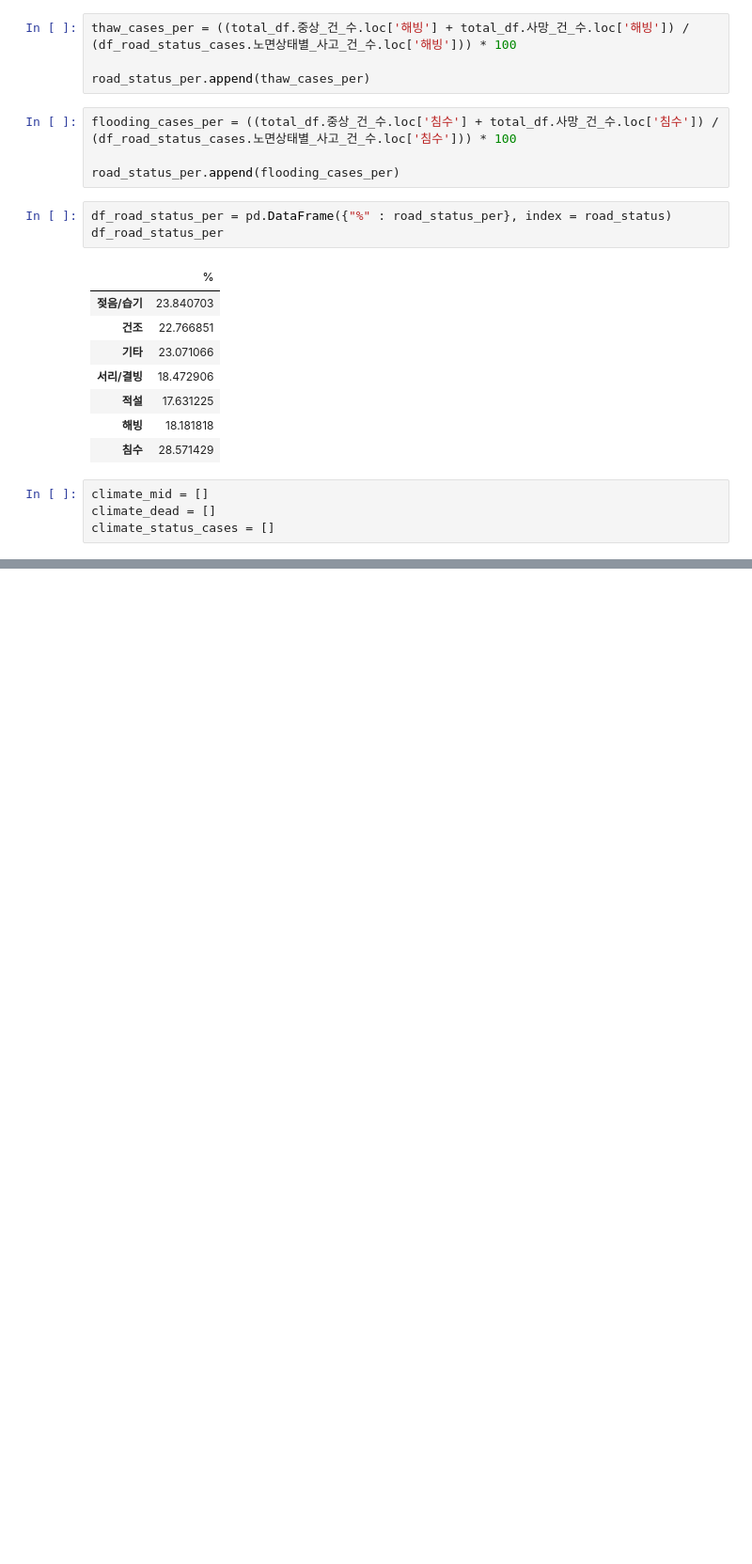
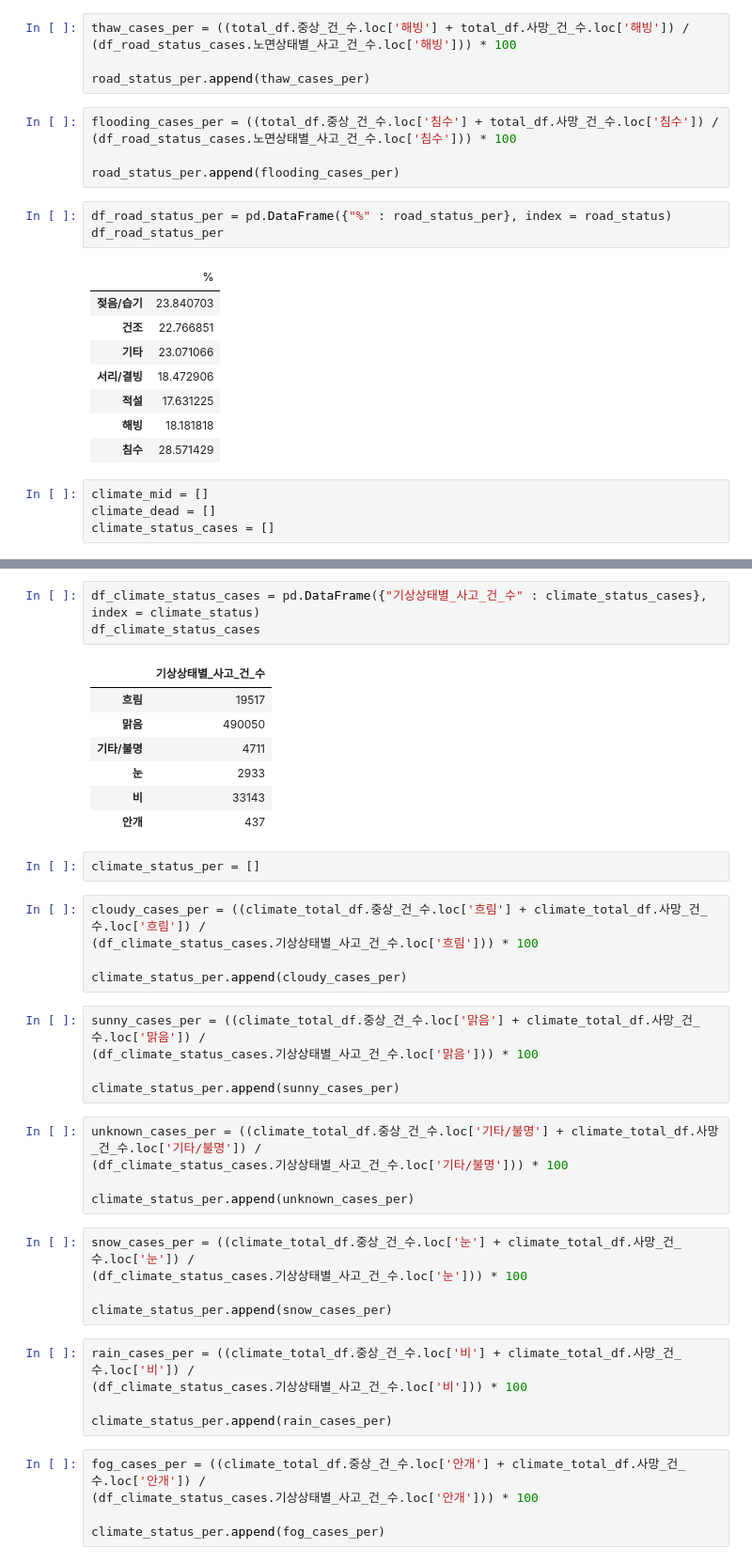
Before and after one commit to jwchoi179/SSU_BDPL_Data_Analysis, a Jupyter notebook: Data_Analysis.ipynb, the cells around one changed output, grey strips where cells are left out. Shown: that part at 94% size. Cells and saved outputs as stored; diff of their text form; blank space fills up the shorter version.

```diff
--- a/Data_Analysis.ipynb
+++ b/Data_Analysis.ipynb
@@ -419,0 +519,43 @@ cloudy =
+# %%
+df_climate_status_cases = pd.DataFrame({"기상상태별_사고_건_수" : climate_status_cases}, index = climate_status)
+df_climate_status_cases
+# %% [output]
+|  | 기상상태별_사고_건_수 |
+| 흐림 | 19517 |
+| 맑음 | 490050 |
+| 기타/불명 | 4711 |
+| 눈 | 2933 |
+| 비 | 33143 |
+| 안개 | 437 |
+# %%
+climate_status_per = []
+# %%
+cloudy_cases_per = ((climate_total_df.중상_건_수.loc['흐림'] + climate_total_df.사망_건_수.loc['흐림']) /
+(df_climate_status_cases.기상상태별_사고_건_수.loc['흐림'])) * 100
+
+climate_status_per.append(cloudy_cases_per)
+# %%
+sunny_cases_per = ((climate_total_df.중상_건_수.loc['맑음'] + climate_total_df.사망_건_수.loc['맑음']) /
+(df_climate_status_cases.기상상태별_사고_건_수.loc['맑음'])) * 100
+
+climate_status_per.append(sunny_cases_per)
+# %%
+unknown_cases_per = ((climate_total_df.중상_건_수.loc['기타/불명'] + climate_total_df.사망_건_수.loc['기타/불명']) /
+(df_climate_status_cases.기상상태별_사고_건_수.loc['기타/불명'])) * 100
+
+climate_status_per.append(unknown_cases_per)
+# %%
+snow_cases_per = ((climate_total_df.중상_건_수.loc['눈'] + climate_total_df.사망_건_수.loc['눈']) /
+(df_climate_status_cases.기상상태별_사고_건_수.loc['눈'])) * 100
+
+climate_status_per.append(snow_cases_per)
+# %%
+rain_cases_per = ((climate_total_df.중상_건_수.loc['비'] + climate_total_df.사망_건_수.loc['비']) /
+(df_climate_status_cases.기상상태별_사고_건_수.loc['비'])) * 100
+
+climate_status_per.append(rain_cases_per)
+# %%
+fog_cases_per = ((climate_total_df.중상_건_수.loc['안개'] + climate_total_df.사망_건_수.loc['안개']) /
+(df_climate_status_cases.기상상태별_사고_건_수.loc['안개'])) * 100
+
+climate_status_per.append(fog_cases_per)
```
Also changed, not shown: parts of 15 cells of this notebook.
